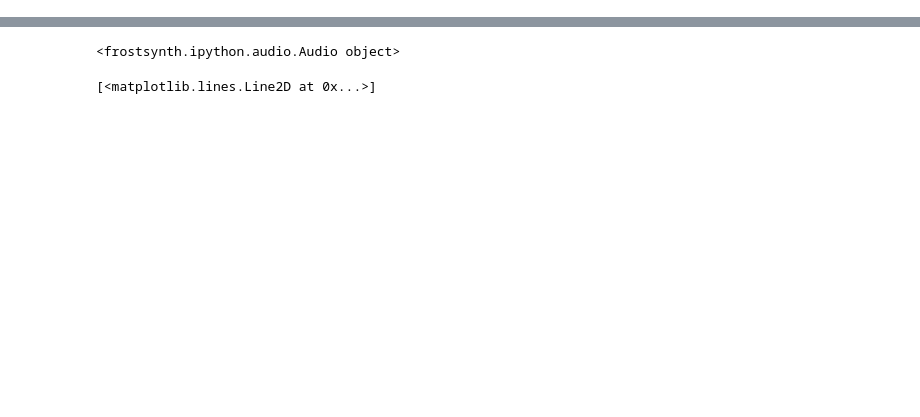
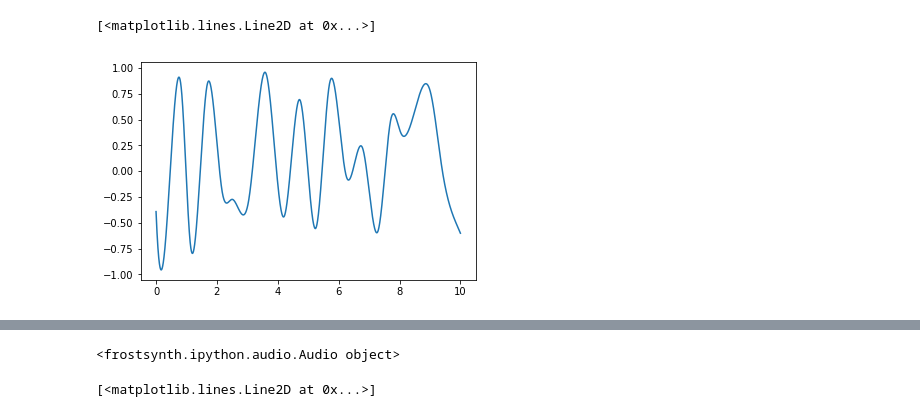
Before and after one commit to frostburn/frostsynth2, a Jupyter notebook: Noise.ipynb, the cells around one changed output, grey strips where cells are left out. Saved outputs shown, nothing was run; the diff lists cells and outputs as text; code cells hidden in the pictures; blank space fills up the shorter version.

```diff
--- a/Noise.ipynb
+++ b/Noise.ipynb
@@ -15,0 +16,5 @@ plot(t, linsnow(t + 2))
+# %%
+plot(t, interpsnow(40)(t * 2))
+# %% [output]
+[<matplotlib.lines.Line2D at 0x...>]
+[figure, added]
```
Also changed, not shown: parts of 5 cells of this notebook, 1 other file.
